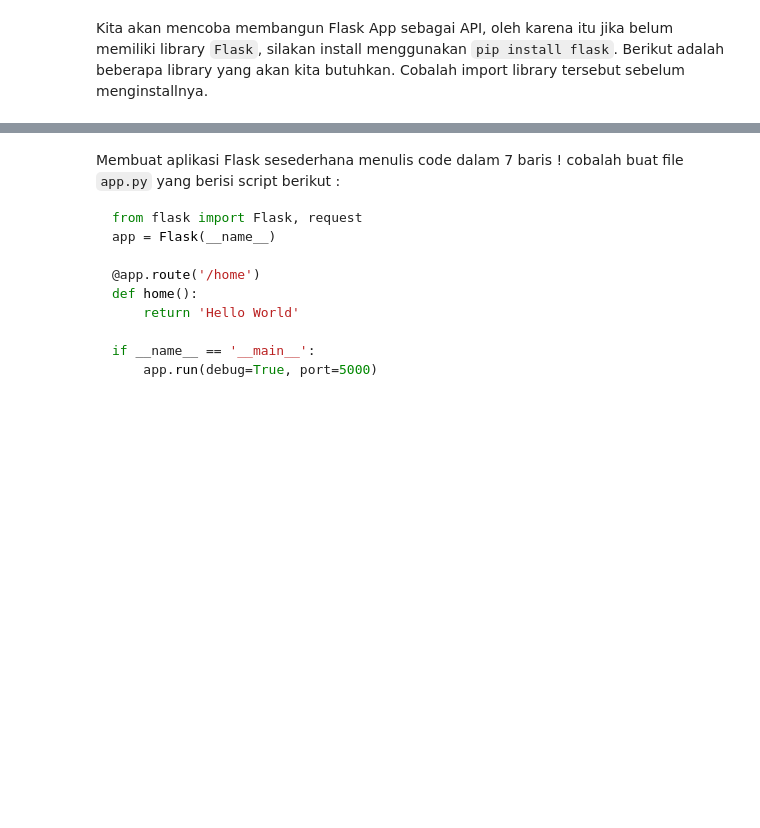
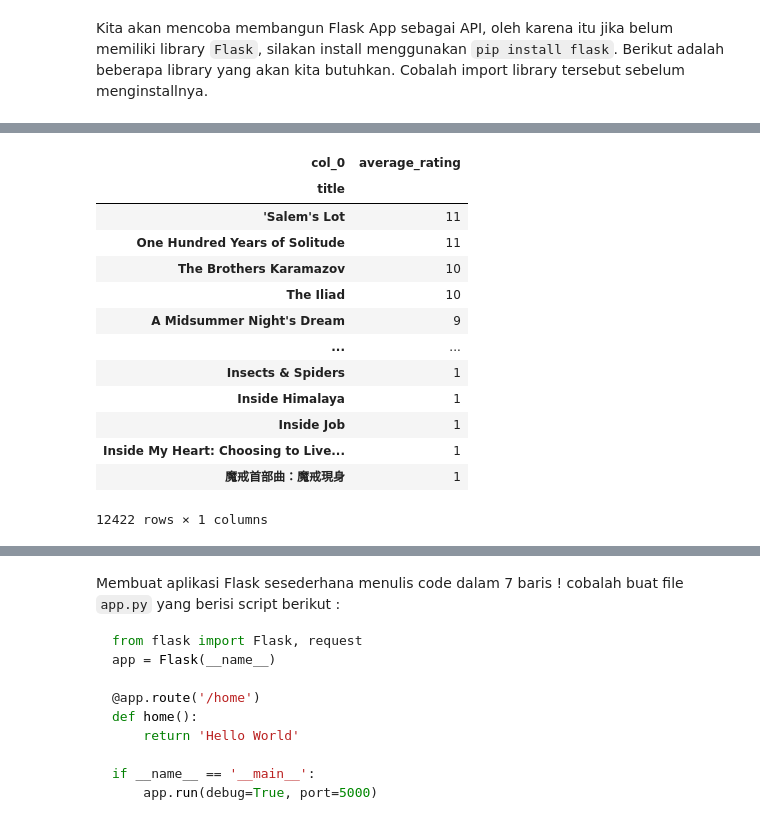
Before and after one commit to mia-mike/capstone_API, a Jupyter notebook: Capstone Guideline.ipynb, the cells around one changed output, grey strips where cells are left out. Drawn from its saved outputs; the diff is of its cells as text; code cells hidden in the pictures; blank space fills up the shorter version.

```diff
--- a/Capstone Guideline.ipynb
+++ b/Capstone Guideline.ipynb
@@ -43,0 +54,19 @@ import gunicorn
+# %%
+pd.crosstab(
+    index=books['title'],
+    columns='average_rating').sort_values(by='average_rating', ascending=False)
+# %% [output]
+| col_0 | average_rating |
+| title |  |
+| 'Salem's Lot | 11 |
+| One Hundred Years of Solitude | 11 |
+| The Brothers Karamazov | 10 |
+| The Iliad | 10 |
+| A Midsummer Night's Dream | 9 |
+| ... | ... |
+| Insects & Spiders | 1 |
+| Inside Himalaya | 1 |
+| Inside Job | 1 |
+| Inside My Heart: Choosing to Live... | 1 |
+| 魔戒首部曲：魔戒現身 | 1 |
+12422 rows × 1 columns
```
Also changed, not shown: parts of 14 cells of this notebook, 3 other files.
